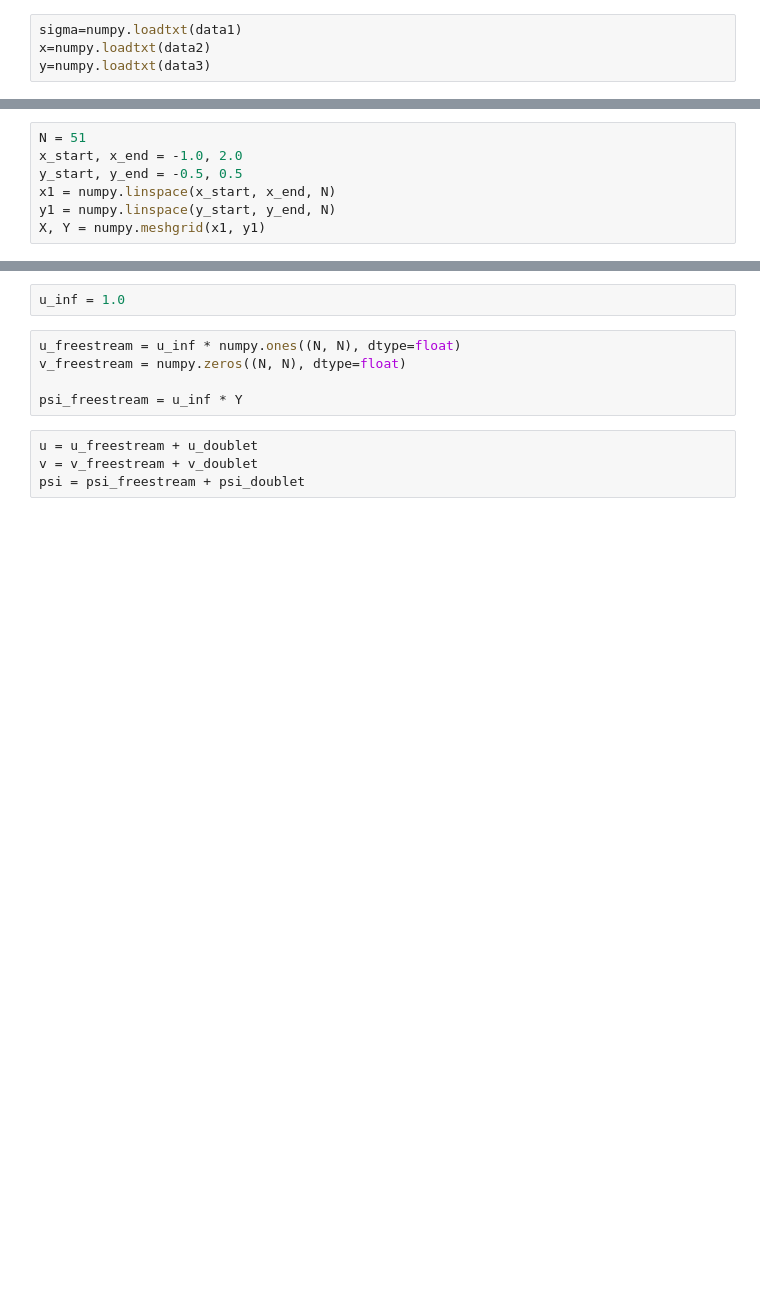
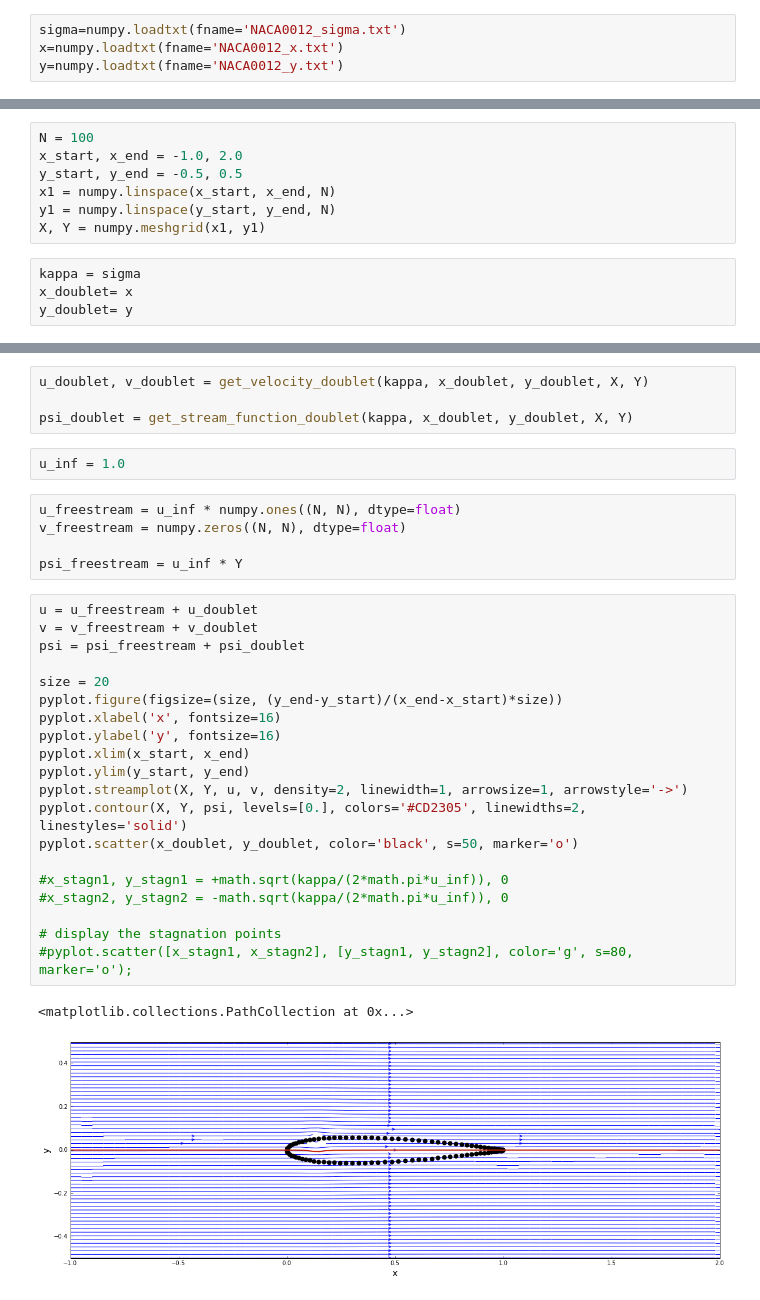
Before and after one commit to wuxuetianzi/mae6226-workspace, a Jupyter notebook: assignment1.ipynb, the cells around one changed output, grey strips where cells are left out. Drawn from its saved outputs; the diff is of its cells as text; blank space fills up the shorter version.

```diff
--- a/assignment1.ipynb
+++ b/assignment1.ipynb
@@ -10,4 +10,4 @@ data3=r"C:\Users\DYLiang\Desktop\NACA0012_y.txt"
 # %%
-sigma=numpy.loadtxt(data1)
-x=numpy.loadtxt(data2)
-y=numpy.loadtxt(data3)
+sigma=numpy.loadtxt(fname='NACA0012_sigma.txt')
+x=numpy.loadtxt(fname='NACA0012_x.txt')
+y=numpy.loadtxt(fname='NACA0012_y.txt')
@@ -16,10 +34,14 @@ FileNotFoundError: [Errno 2] No such file or directory: 'C:\\Users\\DYLiang\\Des
 # %%
-N = 51
+N = 100
 x_start, x_end = -1.0, 2.0
 y_start, y_end = -0.5, 0.5
 x1 = numpy.linspace(x_start, x_end, N)
 y1 = numpy.linspace(y_start, y_end, N)
 X, Y = numpy.meshgrid(x1, y1)
+# %%
+kappa = sigma
+x_doublet= x
+y_doublet= y
 # %%
 def get_velocity_doublet(strength, xd, yd, X, Y):
     u = - strength/(2*math.pi)*((X-xd)**2-(Y-yd)**2)/((X-xd)**2+(Y-yd)**2)**2
@@ -30,6 +52,10 @@ def get_stream_function_doublet(strength, xd, yd, X, Y):
     psi = - strength/(2*math.pi)*(Y-yd)/((X-xd)**2+(Y-yd)**2)
 
     return psi
+# %%
+u_doublet, v_doublet = get_velocity_doublet(kappa, x_doublet, y_doublet, X, Y)
+
+psi_doublet = get_stream_function_doublet(kappa, x_doublet, y_doublet, X, Y)
 # %%
 u_inf = 1.0
 # %%
@@ -37,7 +63,26 @@ u_freestream = u_inf * numpy.ones((N, N), dtype=float)
 v_freestream = numpy.zeros((N, N), dtype=float)
 
 psi_freestream = u_inf * Y
-# %%
-u = u_freestream + u_doublet
-v = v_freestream + v_doublet
-psi = psi_freestream + psi_doublet
+# %%
+u = u_freestream + u_doublet
+v = v_freestream + v_doublet
+psi = psi_freestream + psi_doublet
+
+size = 20
+pyplot.figure(figsize=(size, (y_end-y_start)/(x_end-x_start)*size))
+pyplot.xlabel('x', fontsize=16)
+pyplot.ylabel('y', fontsize=16)
+pyplot.xlim(x_start, x_end)
+pyplot.ylim(y_start, y_end)
+pyplot.streamplot(X, Y, u, v, density=2, linewidth=1, arrowsize=1, arrowstyle='->')
+pyplot.contour(X, Y, psi, levels=[0.], colors='#CD2305', linewidths=2, linestyles='solid')
+pyplot.scatter(x_doublet, y_doublet, color='black', s=50, marker='o')
+
+#x_stagn1, y_stagn1 = +math.sqrt(kappa/(2*math.pi*u_inf)), 0
+#x_stagn2, y_stagn2 = -math.sqrt(kappa/(2*math.pi*u_inf)), 0
+
+# display the stagnation points
+#pyplot.scatter([x_stagn1, x_stagn2], [y_stagn1, y_stagn2], color='g', s=80, marker='o');
+# %% [output]
+<matplotlib.collections.PathCollection at 0x...>
+[figure, added]
```
Also changed, not shown: parts of 5 cells of this notebook.
